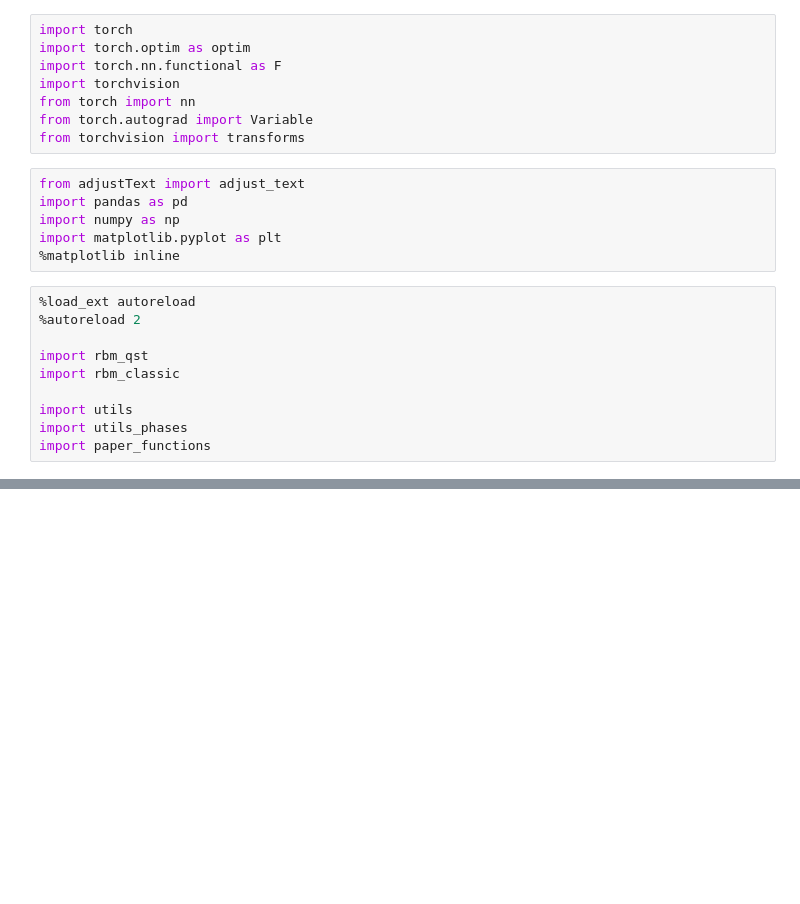
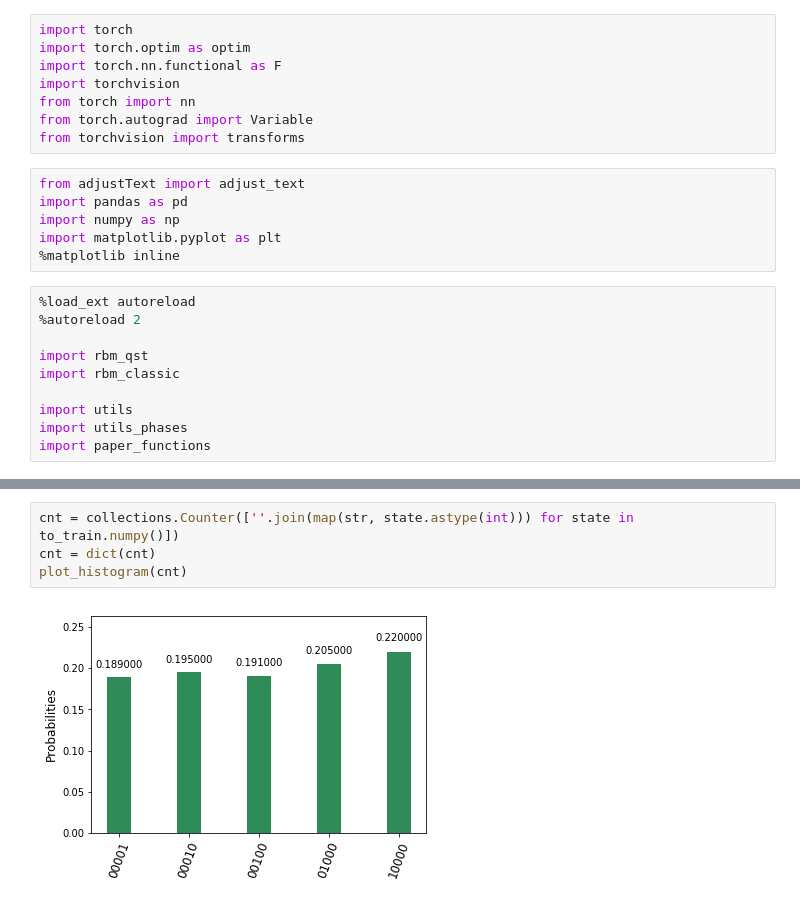
Before and after one commit to RQC-QApp/NNQST, a Jupyter notebook: nn_qst/pytorch_vae.ipynb, the cells around one changed output, grey strips where cells are left out. Saved outputs shown, nothing was run; the diff lists cells and outputs as text; blank space fills up the shorter version.

```diff
--- a/nn_qst/pytorch_vae.ipynb
+++ b/nn_qst/pytorch_vae.ipynb
@@ -244,0 +249,6 @@ plt.show()
+# %%
+cnt = collections.Counter([''.join(map(str, state.astype(int))) for state in to_train.numpy()])
+cnt = dict(cnt)
+plot_histogram(cnt)
+# %% [output]
+[figure, added]
```
Also changed, not shown: parts of 9 cells of this notebook, 6 other files.
